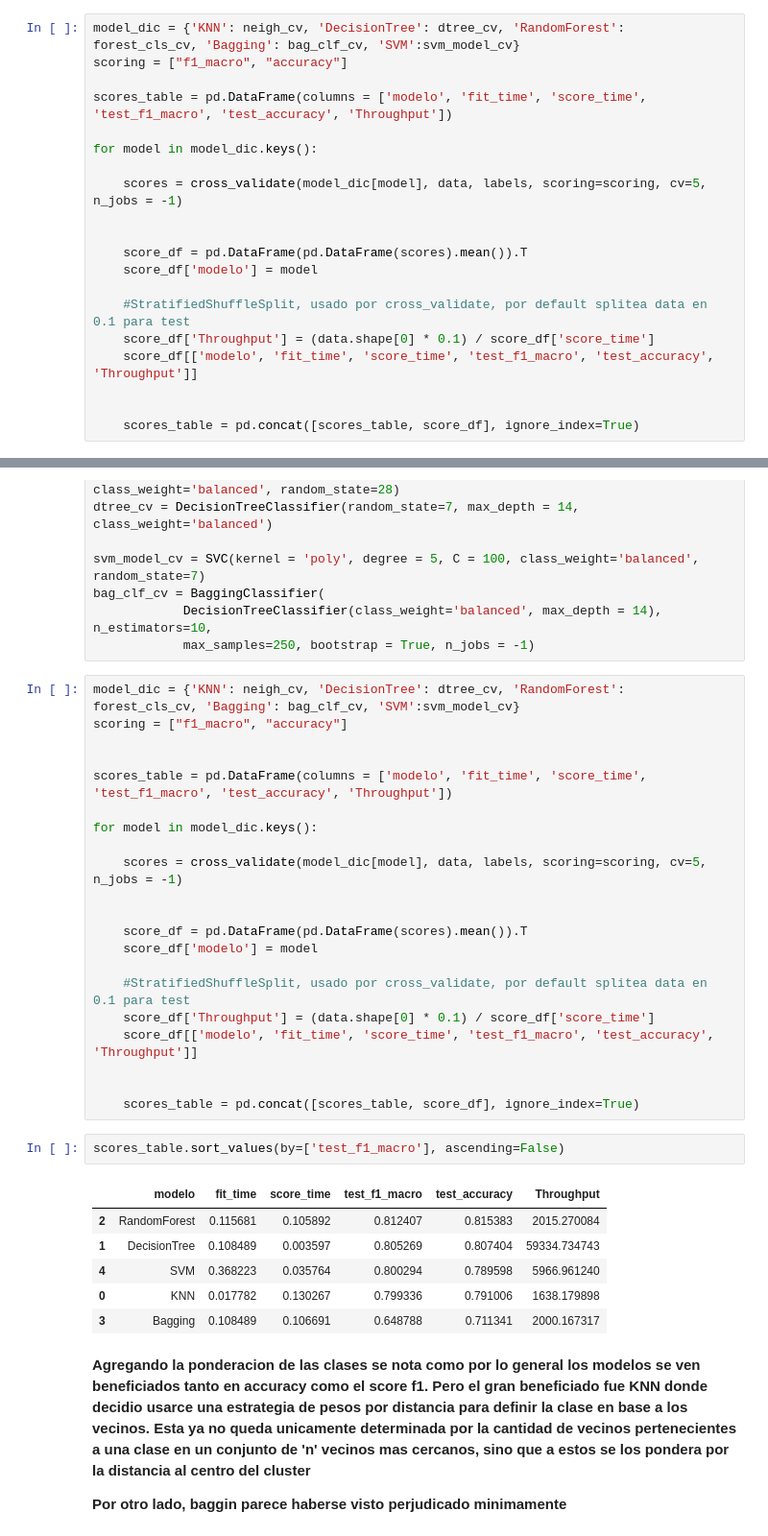
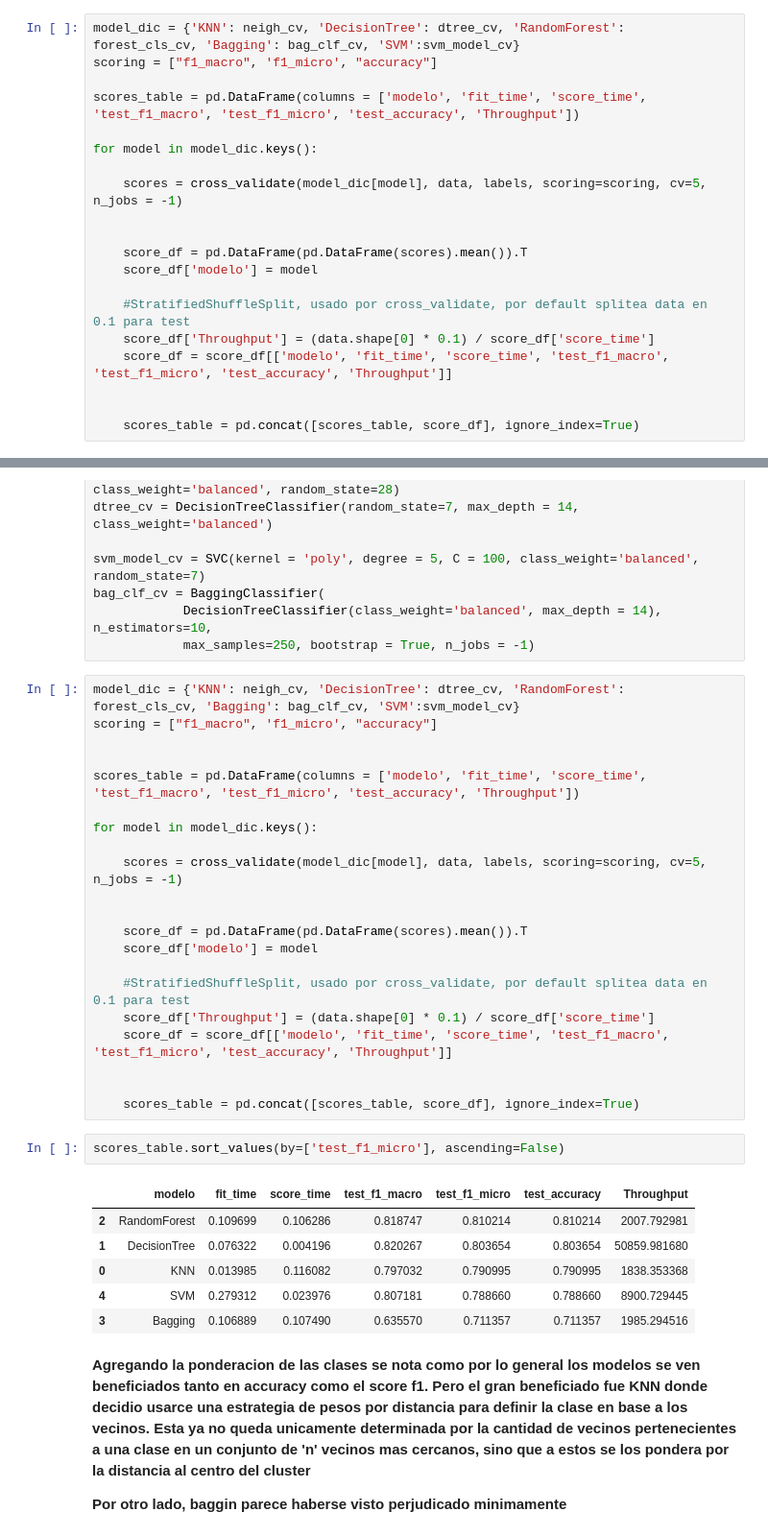
Before and after one commit to sguarnaccio/MeLi, a Jupyter notebook: modelo.ipynb, the cells around one changed output, grey strips where cells are left out. Shown at 96% size. Drawn from its saved outputs; the diff is of its cells as text.

```diff
--- a/modelo.ipynb
+++ b/modelo.ipynb
@@ -527,9 +528,9 @@ bag_clf_cv = BaggingClassifier(
             max_samples=250, bootstrap = True, n_jobs = -1)
 # %%
 model_dic = {'KNN': neigh_cv, 'DecisionTree': dtree_cv, 'RandomForest': forest_cls_cv, 'Bagging': bag_clf_cv, 'SVM':svm_model_cv}
-scoring = ["f1_macro", "accuracy"]
+scoring = ["f1_macro", 'f1_micro', "accuracy"]
 
-scores_table = pd.DataFrame(columns = ['modelo', 'fit_time', 'score_time', 'test_f1_macro', 'test_accuracy', 'Throughput'])
+scores_table = pd.DataFrame(columns = ['modelo', 'fit_time', 'score_time', 'test_f1_macro', 'test_f1_micro', 'test_accuracy', 'Throughput'])
 
 for model in model_dic.keys():
 
@@ -541,7 +542,7 @@ for model in model_dic.keys():
 
     #StratifiedShuffleSplit, usado por cross_validate, por default splitea data en 0.1 para test
     score_df['Throughput'] = (data.shape[0] * 0.1) / score_df['score_time']
-    score_df[['modelo', 'fit_time', 'score_time', 'test_f1_macro', 'test_accuracy', 'Throughput']]
+    score_df = score_df[['modelo', 'fit_time', 'score_time', 'test_f1_macro', 'test_f1_micro', 'test_accuracy', 'Throughput']]
 
 
     scores_table = pd.concat([scores_table, score_df], ignore_index=True)
@@ -584,10 +585,10 @@ bag_clf_cv = BaggingClassifier(
             max_samples=250, bootstrap = True, n_jobs = -1)
 # %%
 model_dic = {'KNN': neigh_cv, 'DecisionTree': dtree_cv, 'RandomForest': forest_cls_cv, 'Bagging': bag_clf_cv, 'SVM':svm_model_cv}
-scoring = ["f1_macro", "accuracy"]
+scoring = ["f1_macro", 'f1_micro', "accuracy"]
 
 
-scores_table = pd.DataFrame(columns = ['modelo', 'fit_time', 'score_time', 'test_f1_macro', 'test_accuracy', 'Throughput'])
+scores_table = pd.DataFrame(columns = ['modelo', 'fit_time', 'score_time', 'test_f1_macro', 'test_f1_micro', 'test_accuracy', 'Throughput'])
 
 for model in model_dic.keys():
 
@@ -599,19 +600,19 @@ for model in model_dic.keys():
 
     #StratifiedShuffleSplit, usado por cross_validate, por default splitea data en 0.1 para test
     score_df['Throughput'] = (data.shape[0] * 0.1) / score_df['score_time']
-    score_df[['modelo', 'fit_time', 'score_time', 'test_f1_macro', 'test_accuracy', 'Throughput']]
+    score_df = score_df[['modelo', 'fit_time', 'score_time', 'test_f1_macro', 'test_f1_micro', 'test_accuracy', 'Throughput']]
 
 
     scores_table = pd.concat([scores_table, score_df], ignore_index=True)
 # %%
-scores_table.sort_values(by=['test_f1_macro'], ascending=False)
+scores_table.sort_values(by=['test_f1_micro'], ascending=False)
 # %% [output]
-|  | modelo | fit_time | score_time | test_f1_macro | test_accuracy | Throughput |
-| 2 | RandomForest | 0.115681 | 0.105892 | 0.812407 | 0.815383 | 2015.270084 |
-| 1 | DecisionTree | 0.108489 | 0.003597 | 0.805269 | 0.807404 | 59334.734743 |
-| 4 | SVM | 0.368223 | 0.035764 | 0.800294 | 0.789598 | 5966.961240 |
-| 0 | KNN | 0.017782 | 0.130267 | 0.799336 | 0.791006 | 1638.179898 |
-| 3 | Bagging | 0.108489 | 0.106691 | 0.648788 | 0.711341 | 2000.167317 |
+|  | modelo | fit_time | score_time | test_f1_macro | test_f1_micro | test_accuracy | Throughput |
+| 2 | RandomForest | 0.109699 | 0.106286 | 0.818747 | 0.810214 | 0.810214 | 2007.792981 |
+| 1 | DecisionTree | 0.076322 | 0.004196 | 0.820267 | 0.803654 | 0.803654 | 50859.981680 |
+| 0 | KNN | 0.013985 | 0.116082 | 0.797032 | 0.790995 | 0.790995 | 1838.353368 |
+| 4 | SVM | 0.279312 | 0.023976 | 0.807181 | 0.788660 | 0.788660 | 8900.729445 |
+| 3 | Bagging | 0.106889 | 0.107490 | 0.635570 | 0.711357 | 0.711357 | 1985.294516 |
 # %% [markdown]
 **Agregando la ponderacion de las clases se nota como por lo general los modelos se ven beneficiados tanto en accuracy como el score f1. Pero el gran beneficiado fue KNN donde decidio usarce una estrategia de pesos por distancia para definir la clase en base a los vecinos. Esta ya no queda unicamente determinada por la cantidad de vecinos pertenecientes a una clase en un conjunto de 'n' vecinos mas cercanos, sino que a estos se los pondera por la distancia al centro del cluster**
 
```
Also changed, not shown: parts of 6 cells of this notebook.
